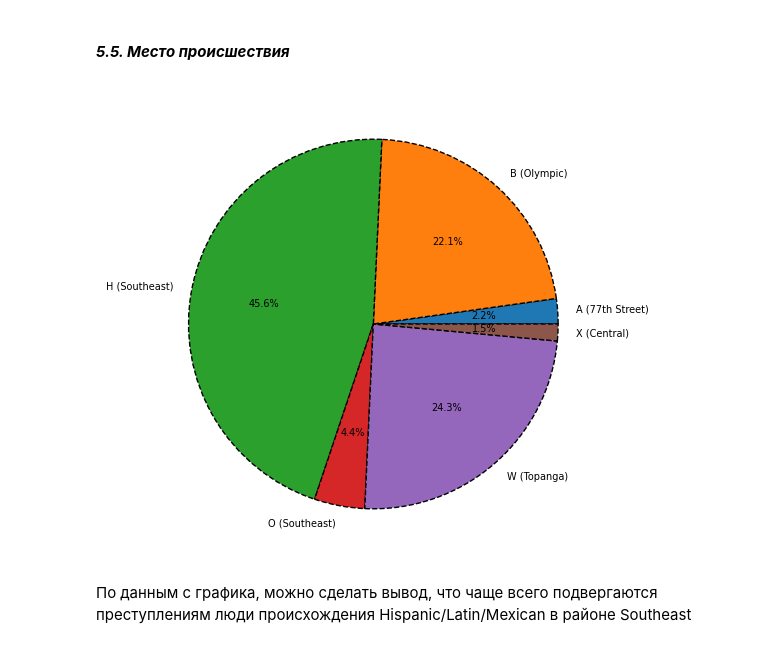
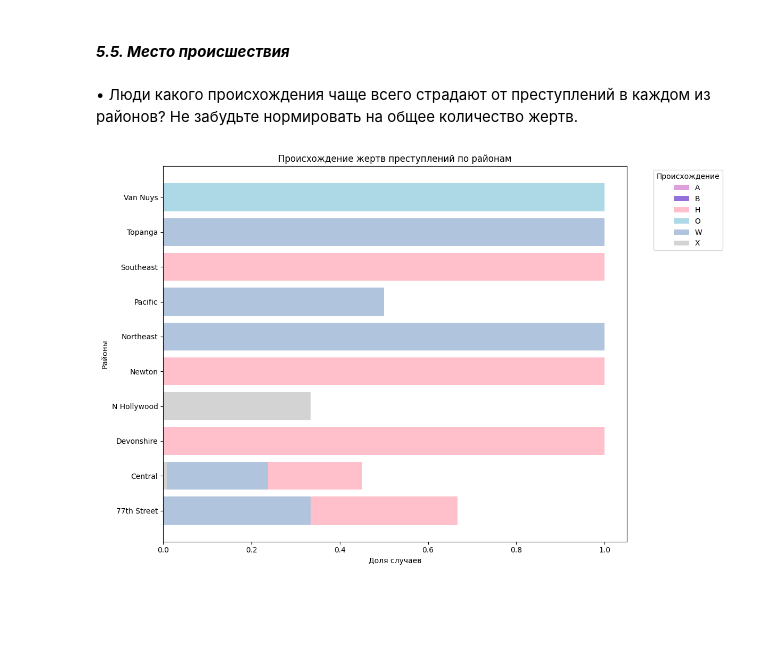
Before and after one commit to setusq/LabN6, a Jupyter notebook: lab3.ipynb, the cells around one changed output. Drawn from its saved outputs; the diff is of its cells as text; code cells hidden in the pictures; blank space fills up the shorter version.

```diff
--- a/lab3.ipynb
+++ b/lab3.ipynb
@@ -181,14 +182,28 @@ Name: victim_descent, dtype: int64
 Люди происхождения Hispanic/Latin/Mexican чаще всего подвергаются преступлениям
 # %% [markdown]
 <h4><b><i>5.5. Место происшествия</i></b></h4>
-# %%
-victim_people = df.groupby('victim_descent')['area_name'].count()
-labels = [f"{desc} ({area})" for desc, area in zip(victim_people.index, df['area_name'].values)]
-
-plt.figure(figsize=(16, 6))
-plt.pie(victim_people, labels=labels, autopct='%1.1f%%', wedgeprops={'lw':1, 'ls':'--','edgecolor':"k"}, textprops={'fontsize': 7})
-plt.show()
-# %% [output]
-[figure, removed]
-# %% [markdown]
-По данным с графика, можно сделать вывод, что чаще всего подвергаются преступлениям люди происхождения Hispanic/Latin/Mexican в районе Southeast
+# %% [markdown]
+• Люди какого происхождения чаще всего страдают от преступлений в каждом из районов? Не забудьте нормировать на общее количество жертв.
+# %%
+crime_counts = df.groupby(['area_name', 'victim_descent']).size().unstack(fill_value=0)
+
+crime_counts_normalized = crime_counts.div(crime_counts.sum(axis=1), axis=0)
+
+colors = ['plum', 'MediumPurple', 'pink', 'lightblue', 'LightSteelBlue', 'lightgray']
+
+# Создаем столбчатый график с заданными цветами
+fig, ax = plt.subplots(figsize=(12, 8))
+
+for i, origin in enumerate(crime_counts_normalized.columns):
+    ax.barh(crime_counts_normalized.index, crime_counts_normalized[origin], label=origin, color=colors[i % len(colors)])
+
+ax.set_xlabel('Доля случаев')
+ax.set_ylabel('Районы')
+plt.title('Происхождение жертв преступлений по районам')
+
+ax.legend(title='Происхождение', bbox_to_anchor=(1.05, 1), loc='upper left')
+
+plt.tight_layout()
+plt.show()
+# %% [output]
+[figure, added]
```
Also changed, not shown: parts of 21 cells of this notebook.
